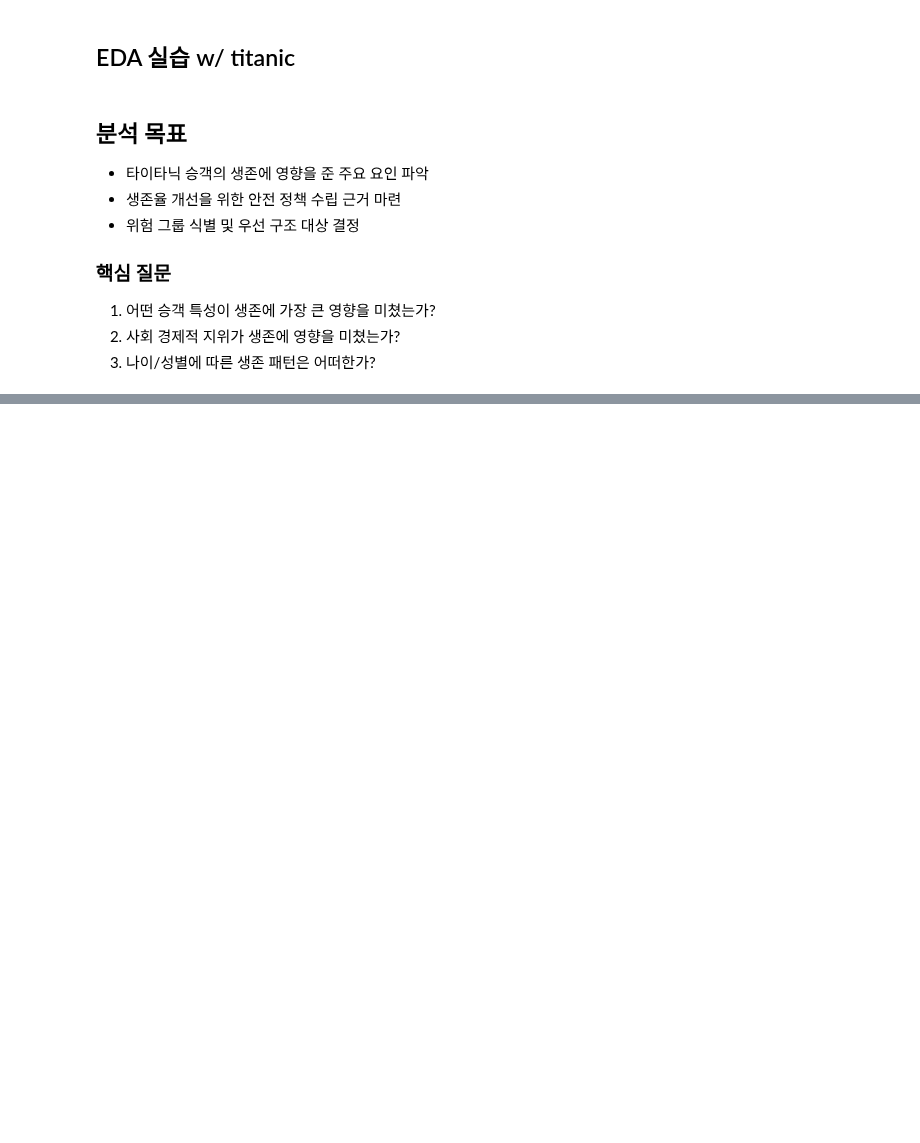
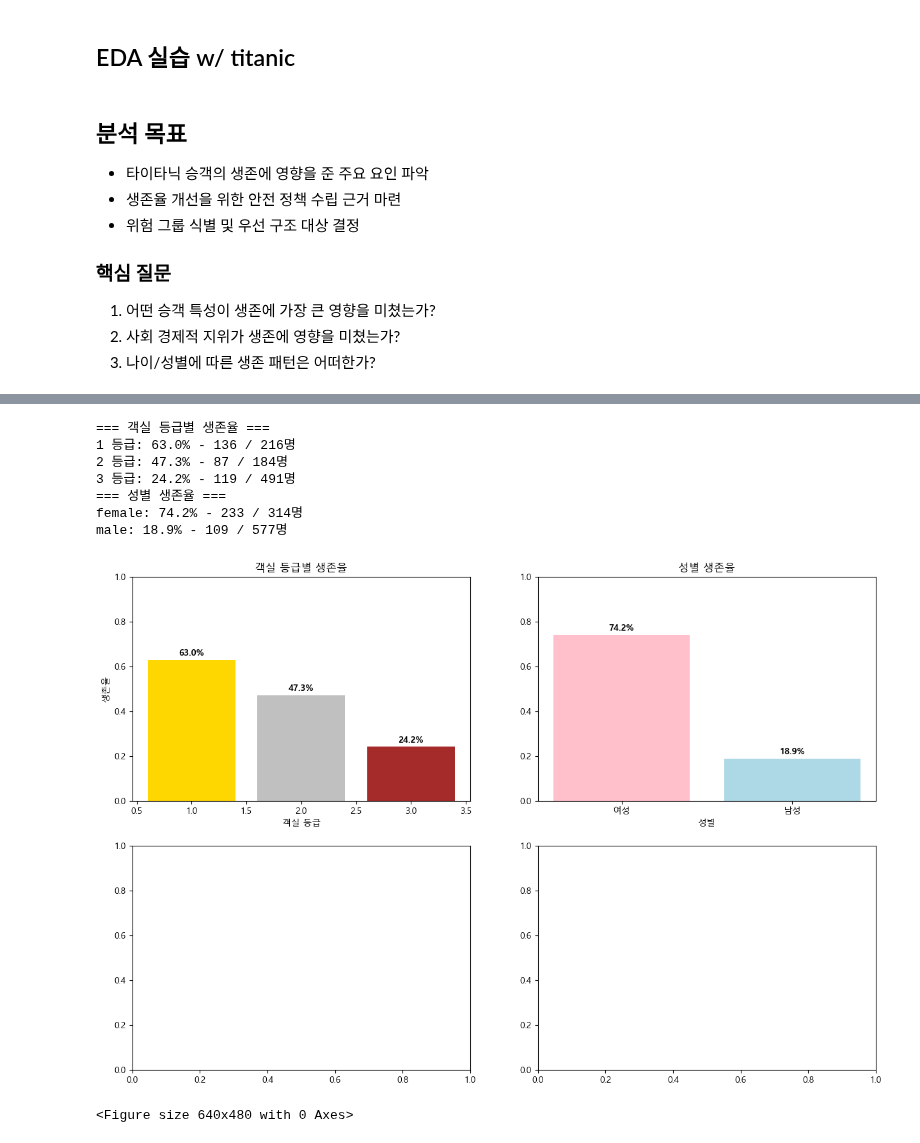
Before and after one commit to verba-neo/gaida-1, a Jupyter notebook: 데이터분석/titanic.ipynb, the cells around one changed output, grey strips where cells are left out. Drawn from its saved outputs; the diff is of its cells as text; code cells hidden in the pictures; blank space fills up the shorter version.

```diff
--- a/데이터분석/titanic.ipynb
+++ b/데이터분석/titanic.ipynb
@@ -428,0 +657,53 @@ print(f'생존자: {survivor}, 사망자: {dead}')
+# %%
+fig, axes = plt.subplots(2, 2, figsize=(15, 10))
+a1, a2, a3, a4 = axes[0, 0], axes[0, 1], axes[1, 0], axes[1, 1]
+
+# 핵심 변수별 생존률 분석
+# 1. 객실 등급별 생존률 (총원, 생존, 생존률)
+pclass_survival = titanic.groupby('pclass')['survived'].agg(['count', 'sum', 'mean'])
+
+a1.bar(pclass_survival.index, pclass_survival['mean'], color=['gold', 'silver', 'brown'])
+a1.set_title('객실 등급별 생존율')
+a1.set_xlabel('객실 등급')
+a1.set_ylabel('생존율')
+a1.set_ylim(0, 1)
+
+for idx, value in enumerate(pclass_survival['mean']):
+    #       x좌표,   y좌표
+    a1.text(idx+1, value + 0.02, f'{value:.1%}', ha='center', fontweight='bold')
+
+print('=== 객실 등급별 생존율 ===')
+for idx, row in pclass_survival.iterrows():
+    print(f'{idx} 등급: {row['mean']:.1%} - {row['sum'].astype(int)} / {row['count'].astype(int)}명')
+
+
+# 1-1. 요금으로 insight를 뽑을 수 있을까? (돈을 특히 많이 낸 사람들의 생존률..?)
+
+# 2. 성별 생존률
+sex_survival = titanic.groupby('sex')['survived'].agg(['count', 'sum', 'mean'])
+a2.bar(range(len(sex_survival)), sex_survival['mean'], color=['pink', 'lightblue'])
+a2.set_title('성별 생존율')
+a2.set_xlabel('성별')
+a2.set_xticklabels(['여성', '남성'])
+a2.set_xticks(range(len(sex_survival)))
+a2.set_ylim(0, 1)
+
+for idx, value in enumerate(sex_survival['mean']):
+    a2.text(idx, value + 0.02, f'{value:.1%}', ha='center', fontweight='bold')
+
+print('=== 성별 생존율 ===')
+for idx, row in sex_survival.iterrows():
+    print(f'{idx}: {row['mean']:.1%} - {row['sum'].astype(int)} / {row['count'].astype(int)}명')
+plt.show()
+
+
+# 3. 나이 생존률(연령대 별)
+# %% [output]
+=== 객실 등급별 생존율 ===
+1 등급: 63.0% - 136 / 216명
+2 등급: 47.3% - 87 / 184명
+3 등급: 24.2% - 119 / 491명
+=== 성별 생존율 ===
+female: 74.2% - 233 / 314명
+male: 18.9% - 109 / 577명
+[figure, added]
@@ -428,0 +712,7 @@ print(f'생존자: {survivor}, 사망자: {dead}')
+# %%
+# 5. 분석 결과 보고 (인사이트 정리)
+
+plt.tight_layout()
+plt.show()
+# %% [output]
+<Figure size 640x480 with 0 Axes>
```
Also changed, not shown: parts of 26 cells of this notebook, 1 other file.
